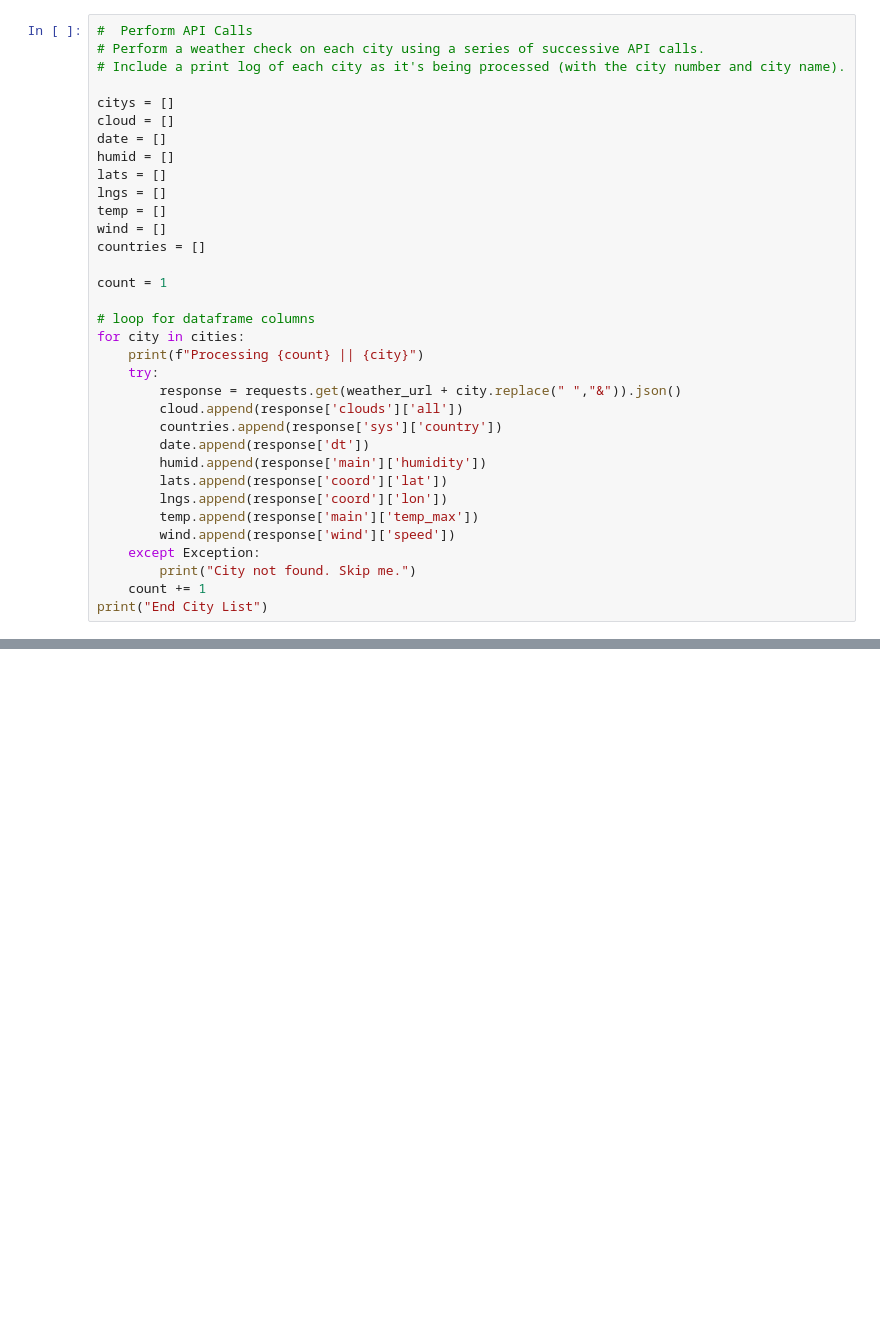
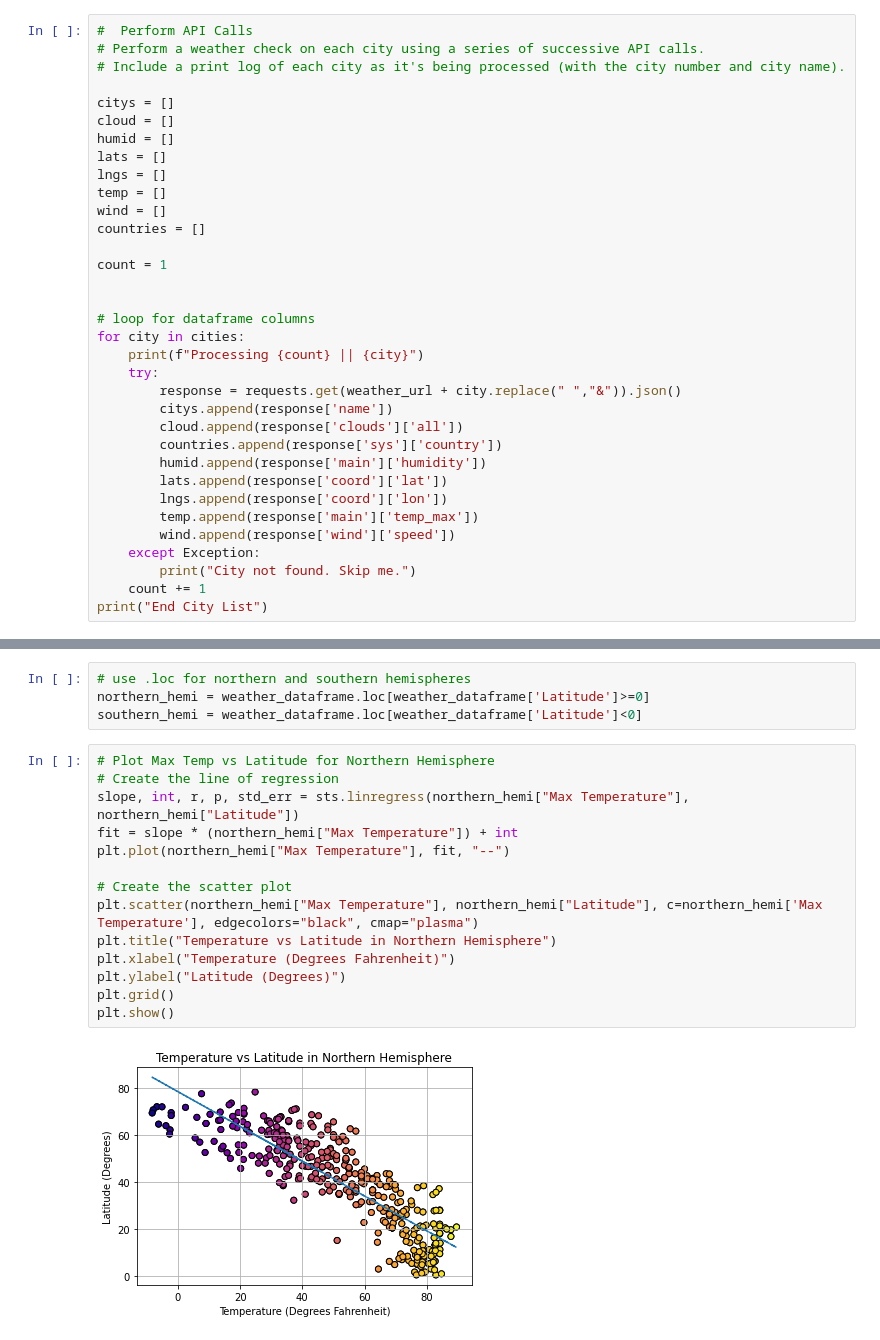
Before and after one commit to natlass/WeatherAndVacations, a Jupyter notebook: WeatherPy/WeatherPy.ipynb, the cells around one changed output, grey strips where cells are left out. Cells and saved outputs as stored; diff of their text form; blank space fills up the shorter version.

```diff
--- a/WeatherPy/WeatherPy.ipynb
+++ b/WeatherPy/WeatherPy.ipynb
@@ -54,7 +57,6 @@ len(cities)
 
 citys = []
 cloud = []
-date = []
 humid = []
 lats = []
 lngs = []
@@ -64,14 +66,15 @@ countries = []
 
 count = 1
 
+
 # loop for dataframe columns
 for city in cities:
     print(f"Processing {count} || {city}")
     try:
         response = requests.get(weather_url + city.replace(" ","&")).json()
+        citys.append(response['name'])
         cloud.append(response['clouds']['all'])
         countries.append(response['sys']['country'])
-        date.append(response['dt'])
         humid.append(response['main']['humidity'])
         lats.append(response['coord']['lat'])
         lngs.append(response['coord']['lon'])
@@ -149,0 +238,20 @@ for humidity in humid:
+# %%
+# use .loc for northern and southern hemispheres
+northern_hemi = weather_dataframe.loc[weather_dataframe['Latitude']>=0]
+southern_hemi = weather_dataframe.loc[weather_dataframe['Latitude']<0]
+# %%
+# Plot Max Temp vs Latitude for Northern Hemisphere
+# Create the line of regression
+slope, int, r, p, std_err = sts.linregress(northern_hemi["Max Temperature"], northern_hemi["Latitude"])
+fit = slope * (northern_hemi["Max Temperature"]) + int
+plt.plot(northern_hemi["Max Temperature"], fit, "--")
+
+# Create the scatter plot
+plt.scatter(northern_hemi["Max Temperature"], northern_hemi["Latitude"], c=northern_hemi['Max Temperature'], edgecolors="black", cmap="plasma")
+plt.title("Temperature vs Latitude in Northern Hemisphere")
+plt.xlabel("Temperature (Degrees Fahrenheit)")
+plt.ylabel("Latitude (Degrees)")
+plt.grid()
+plt.show()
+# %% [output]
+[figure, added]
```
Also changed, not shown: parts of 23 cells of this notebook, 2 other files.
